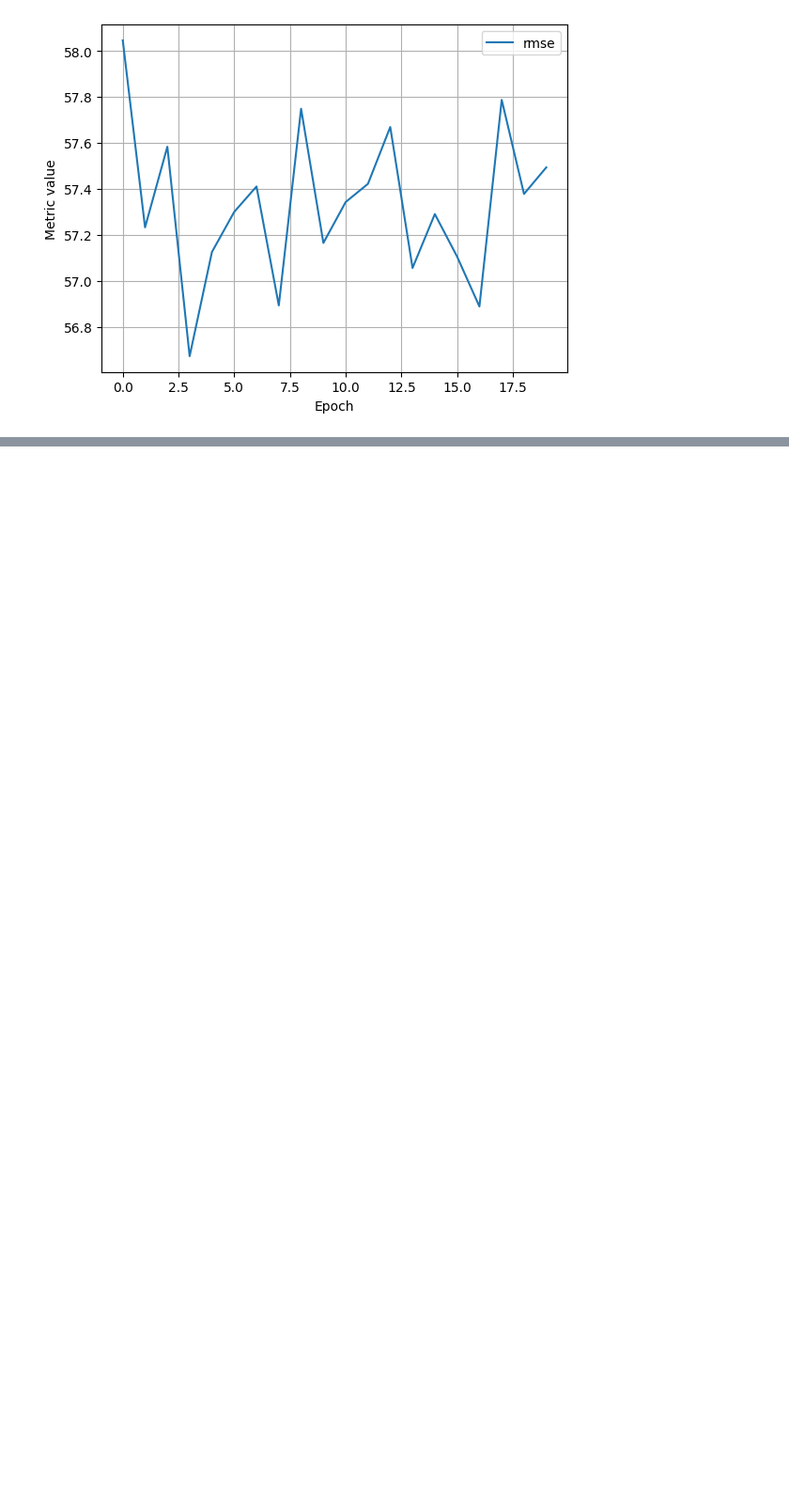
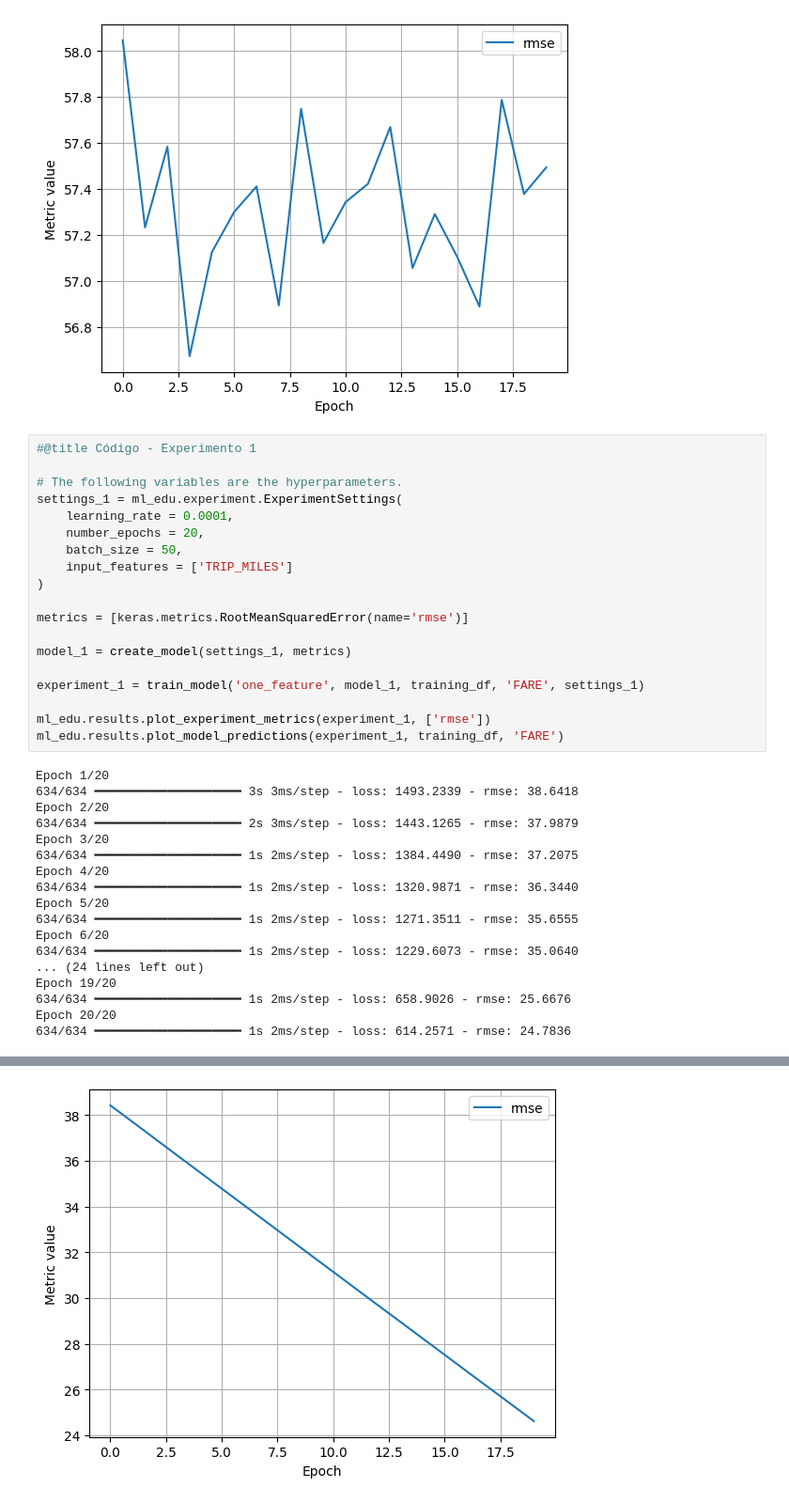
Before and after one commit to juancarloscaraguay1-lang/Regresi-n_lineal, a Jupyter notebook: Copia_de_regresión_lineal_taxi_parte1.ipynb, the cells around one changed output, grey strips where cells are left out. Shown at 94% size. Drawn from its saved outputs; the diff is of its cells as text; blank space fills up the shorter version.

```diff
--- a/Copia_de_regresión_lineal_taxi_parte1.ipynb
+++ b/Copia_de_regresión_lineal_taxi_parte1.ipynb
@@ -433,3 +433,40 @@ Epoch 20/20
 7/7 ━━━━━━━━━━━━━━━━━━━━ 0s 8ms/step
 [interactive output not drawn]
 [figure]
+# %%
+#@title Código - Experimento 1
+
+# The following variables are the hyperparameters.
+settings_1 = ml_edu.experiment.ExperimentSettings(
+    learning_rate = 0.0001,
+    number_epochs = 20,
+    batch_size = 50,
+    input_features = ['TRIP_MILES']
+)
+
+metrics = [keras.metrics.RootMeanSquaredError(name='rmse')]
+
+model_1 = create_model(settings_1, metrics)
+
+experiment_1 = train_model('one_feature', model_1, training_df, 'FARE', settings_1)
+
+ml_edu.results.plot_experiment_metrics(experiment_1, ['rmse'])
+ml_edu.results.plot_model_predictions(experiment_1, training_df, 'FARE')
+# %% [output]
+Epoch 1/20
+634/634 ━━━━━━━━━━━━━━━━━━━━ 3s 3ms/step - loss: 1493.2339 - rmse: 38.6418
+Epoch 2/20
+634/634 ━━━━━━━━━━━━━━━━━━━━ 2s 3ms/step - loss: 1443.1265 - rmse: 37.9879
+Epoch 3/20
+634/634 ━━━━━━━━━━━━━━━━━━━━ 1s 2ms/step - loss: 1384.4490 - rmse: 37.2075
+Epoch 4/20
+634/634 ━━━━━━━━━━━━━━━━━━━━ 1s 2ms/step - loss: 1320.9871 - rmse: 36.3440
+Epoch 5/20
+634/634 ━━━━━━━━━━━━━━━━━━━━ 1s 2ms/step - loss: 1271.3511 - rmse: 35.6555
+Epoch 6/20
+634/634 ━━━━━━━━━━━━━━━━━━━━ 1s 2ms/step - loss: 1229.6073 - rmse: 35.0640
+... (24 lines left out)
+Epoch 19/20
+634/634 ━━━━━━━━━━━━━━━━━━━━ 1s 2ms/step - loss: 658.9026 - rmse: 25.6676
+Epoch 20/20
+634/634 ━━━━━━━━━━━━━━━━━━━━ 1s 2ms/step - loss: 614.2571 - rmse: 24.7836
@@ -435,0 +476 @@ Epoch 20/20
+[figure, added]
```
Also changed, not shown: parts of 7 cells of this notebook.
